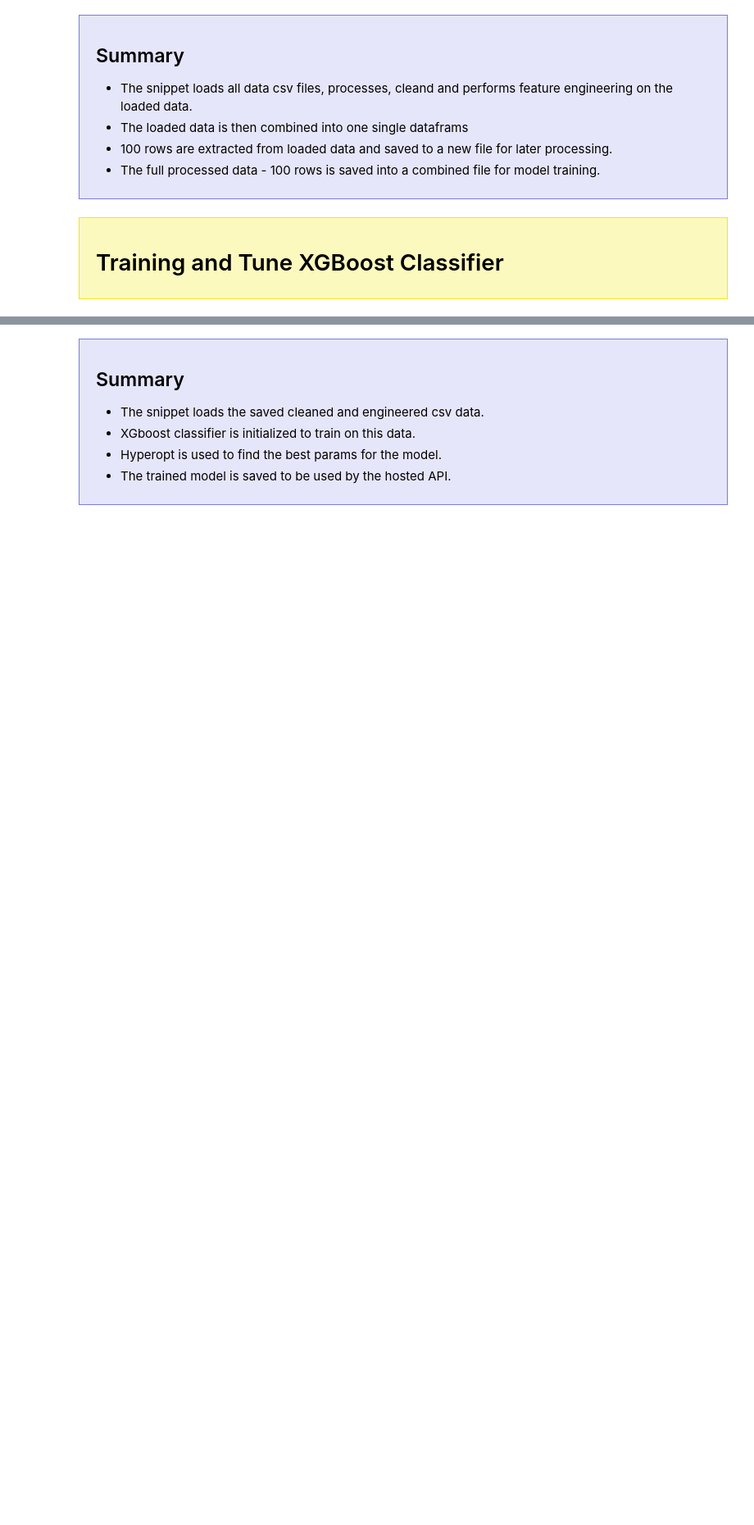
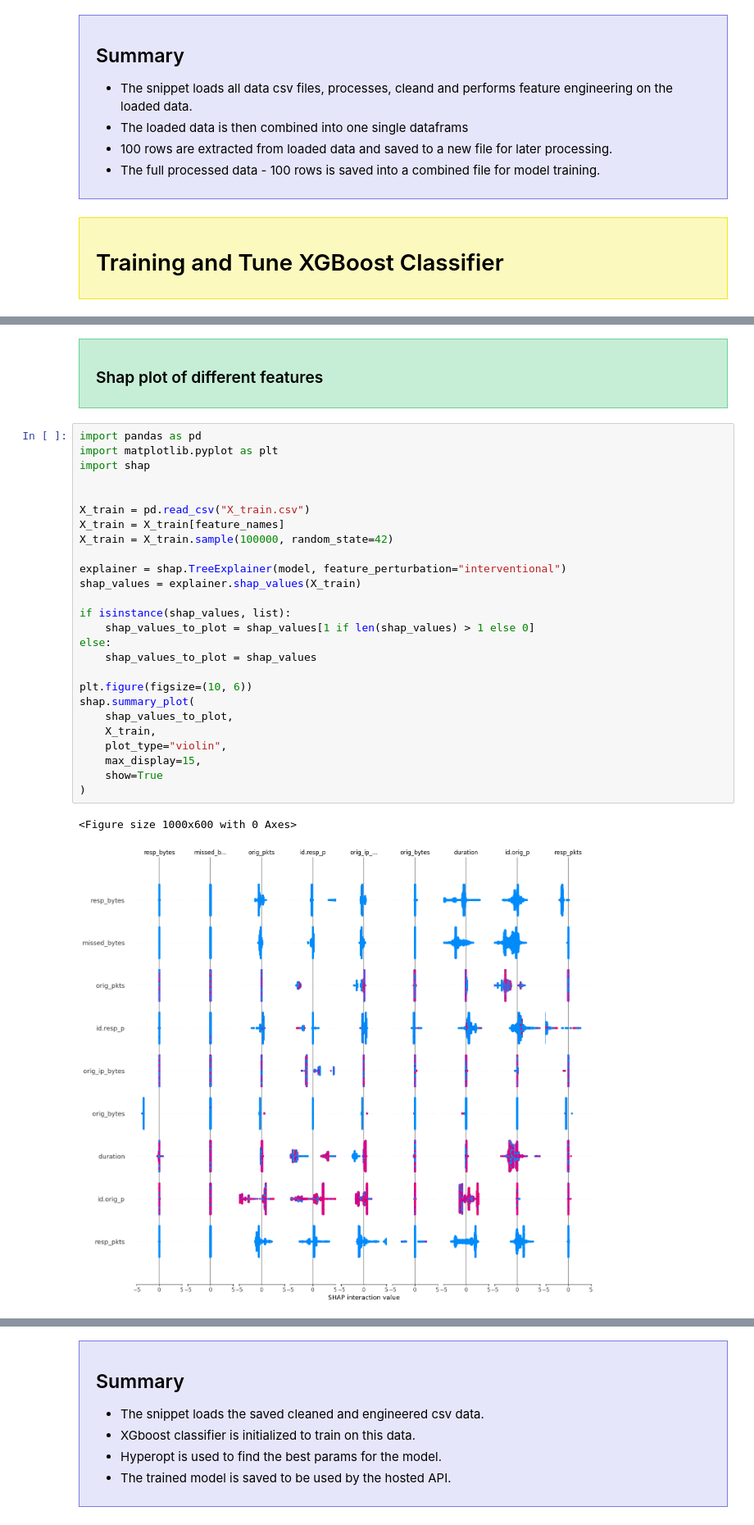
Before and after one commit to aishwaryamathuria/NWU_MSDS422_Group_5_Project, a Jupyter notebook: Final_Project_Network_Malware_Detection_Group_5.ipynb, the cells around one changed output, grey strips where cells are left out. Shown at 82% size. Drawn from its saved outputs; the diff is of its cells as text; blank space fills up the shorter version.

```diff
--- a/Final_Project_Network_Malware_Detection_Group_5.ipynb
+++ b/Final_Project_Network_Malware_Detection_Group_5.ipynb
@@ -1919,0 +2010,33 @@ ValueError: Number of classes in y_true not equal to the number of columns in 'y
+# %% [markdown]
+<div style="background: #c6eed6; border: 1px solid #6ad194; padding: 10px 20px">
+    <h3>Shap plot of different features</h3>
+</div>
+# %%
+import pandas as pd
+import matplotlib.pyplot as plt
+import shap
+
+
+X_train = pd.read_csv("X_train.csv")
+X_train = X_train[feature_names]
+X_train = X_train.sample(100000, random_state=42)
+
+explainer = shap.TreeExplainer(model, feature_perturbation="interventional")
+shap_values = explainer.shap_values(X_train)
+
+if isinstance(shap_values, list):
+    shap_values_to_plot = shap_values[1 if len(shap_values) > 1 else 0]
+else:
+    shap_values_to_plot = shap_values
+
+plt.figure(figsize=(10, 6))
+shap.summary_plot(
+    shap_values_to_plot,
+    X_train,
+    plot_type="violin",
+    max_display=15,
+    show=True
+)
+# %% [output]
+<Figure size 1000x600 with 0 Axes>
+[figure, added]
```
Also changed, not shown: parts of 10 cells of this notebook, 3 other files.
